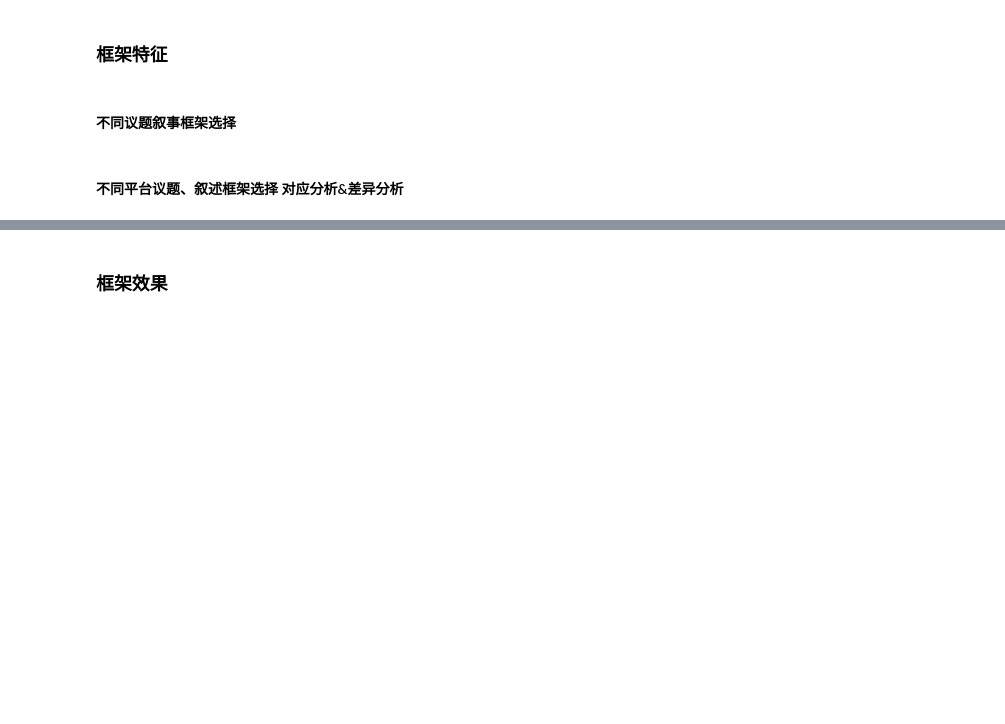
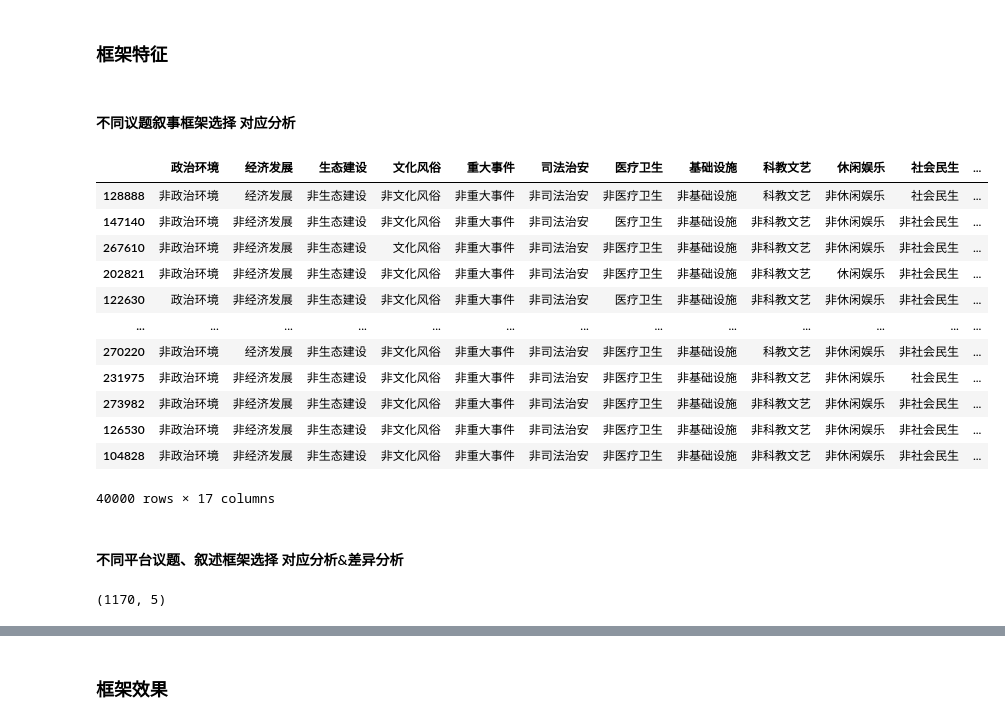
Before and after one commit to ZackYule/CityImageProject, a Jupyter notebook: step7_statistics&visualization.ipynb, the cells around one changed output, grey strips where cells are left out. Saved outputs shown, nothing was run; the diff lists cells and outputs as text; code cells hidden in the pictures; blank space fills up the shorter version.

```diff
--- a/step7_statistics&visualization.ipynb
+++ b/step7_statistics&visualization.ipynb
@@ -100,7 +128,7 @@ period_data.to_excel('res/议题发布时间分布.xlsx')
 # %% [markdown]
 ### 框架特征
 # %% [markdown]
-#### 不同议题叙事框架选择
+#### 不同议题叙事框架选择 对应分析
 # %%
 # 把表格中的0/1编号转变为有意义的文字
 def get_tag_from_frame(df, column_names):
@@ -109,10 +137,26 @@ def get_tag_from_frame(df, column_names):
         df[name].replace(0,'非'+name,inplace=True)
     return df
 # %%
-column_names = dictionary_comparison_table.columns
+column_names = dictionary_comparison_table.columns.drop(('积极判断框架','消极判断框架','事件框架','细节框架','平台'))
 data_correspondence_analysis = get_tag_from_frame(data[column_names].copy(), column_names)
 # %%
 data_correspondence_analysis_sample = data_correspondence_analysis.sample(40000)
+# %%
+data_correspondence_analysis_sample
+# %% [output]
+|  | 政治环境 | 经济发展 | 生态建设 | 文化风俗 | 重大事件 | 司法治安 | 医疗卫生 | 基础设施 | 科教文艺 | 休闲娱乐 | 社会民生 | ... |
+| 128888 | 非政治环境 | 经济发展 | 非生态建设 | 非文化风俗 | 非重大事件 | 非司法治安 | 非医疗卫生 | 非基础设施 | 科教文艺 | 非休闲娱乐 | 社会民生 | ... |
+| 147140 | 非政治环境 | 非经济发展 | 非生态建设 | 非文化风俗 | 非重大事件 | 非司法治安 | 医疗卫生 | 非基础设施 | 非科教文艺 | 非休闲娱乐 | 非社会民生 | ... |
+| 267610 | 非政治环境 | 非经济发展 | 非生态建设 | 文化风俗 | 非重大事件 | 非司法治安 | 非医疗卫生 | 非基础设施 | 非科教文艺 | 非休闲娱乐 | 非社会民生 | ... |
+| 202821 | 非政治环境 | 非经济发展 | 非生态建设 | 非文化风俗 | 非重大事件 | 非司法治安 | 非医疗卫生 | 非基础设施 | 非科教文艺 | 休闲娱乐 | 非社会民生 | ... |
+| 122630 | 政治环境 | 非经济发展 | 非生态建设 | 非文化风俗 | 非重大事件 | 非司法治安 | 医疗卫生 | 非基础设施 | 非科教文艺 | 非休闲娱乐 | 非社会民生 | ... |
+| ... | ... | ... | ... | ... | ... | ... | ... | ... | ... | ... | ... | ... |
+| 270220 | 非政治环境 | 经济发展 | 非生态建设 | 非文化风俗 | 非重大事件 | 非司法治安 | 非医疗卫生 | 非基础设施 | 科教文艺 | 非休闲娱乐 | 非社会民生 | ... |
+| 231975 | 非政治环境 | 非经济发展 | 非生态建设 | 非文化风俗 | 非重大事件 | 非司法治安 | 非医疗卫生 | 非基础设施 | 非科教文艺 | 非休闲娱乐 | 社会民生 | ... |
+| 273982 | 非政治环境 | 非经济发展 | 非生态建设 | 非文化风俗 | 非重大事件 | 非司法治安 | 非医疗卫生 | 非基础设施 | 非科教文艺 | 非休闲娱乐 | 非社会民生 | ... |
+| 126530 | 非政治环境 | 非经济发展 | 非生态建设 | 非文化风俗 | 非重大事件 | 非司法治安 | 非医疗卫生 | 非基础设施 | 非科教文艺 | 非休闲娱乐 | 非社会民生 | ... |
+| 104828 | 非政治环境 | 非经济发展 | 非生态建设 | 非文化风俗 | 非重大事件 | 非司法治安 | 非医疗卫生 | 非基础设施 | 非科教文艺 | 非休闲娱乐 | 非社会民生 | ... |
+40000 rows × 17 columns
 # %%
 data_correspondence_analysis_sample.to_csv('res/框架对应分析.csv')
 # %% [markdown]
@@ -122,0 +172,4 @@ data_correspondence_analysis_sample.to_csv('res/框架对应分析.csv')
+# %%
+data_correspondence_analysis_douban.shape
+# %% [output]
+(1170, 5)
```
Also changed, not shown: parts of 11 cells of this notebook, 4 other files.
